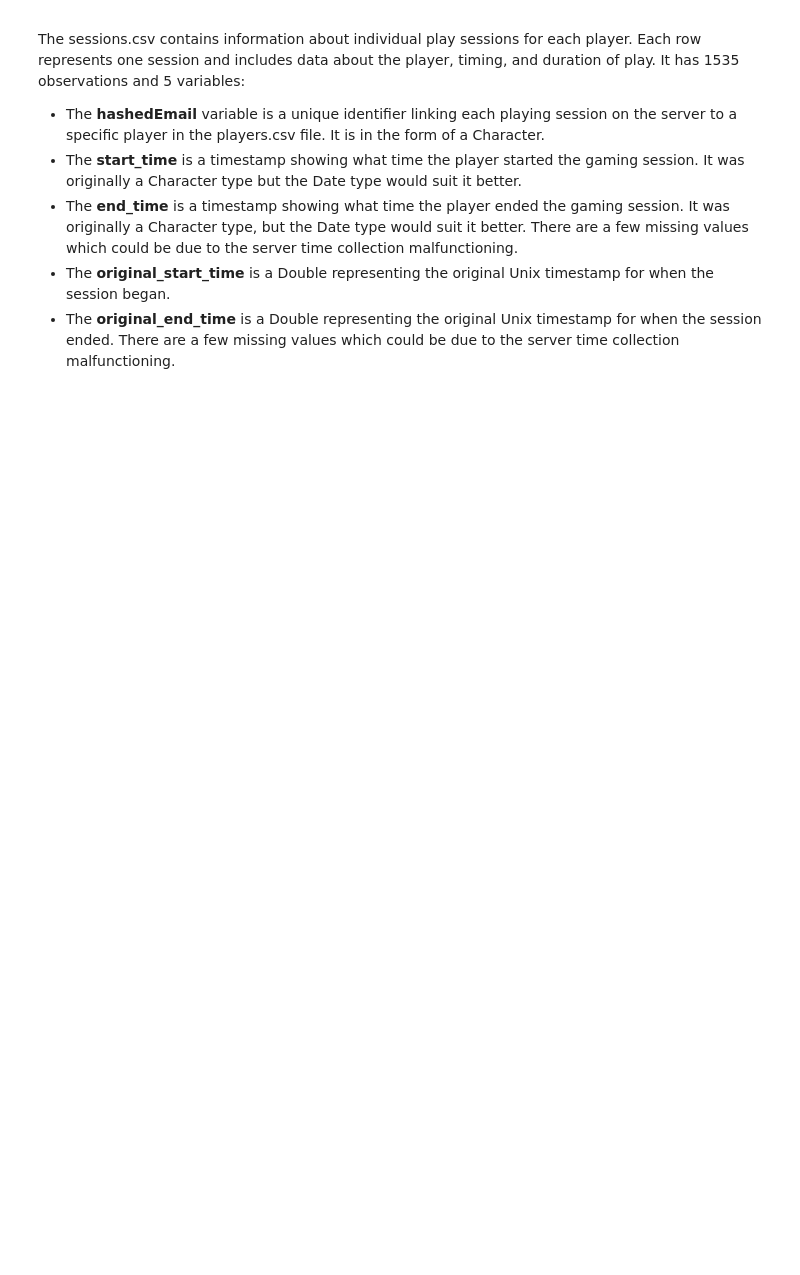
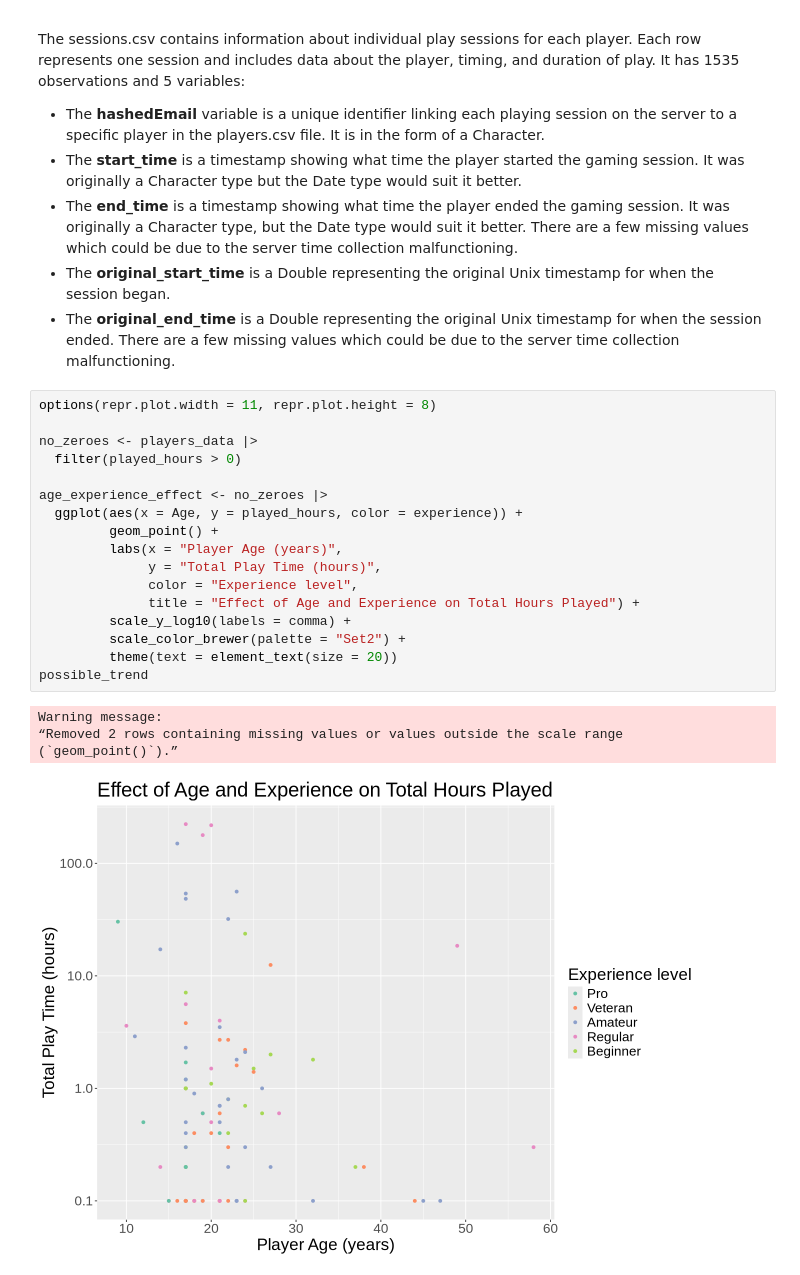
Before and after one commit to elisdale/videogame_ds_project, a Jupyter notebook: videogame_ds_planning.ipynb, the cells around one changed output. Drawn from its saved outputs; the diff is of its cells as text; blank space fills up the shorter version.

Commit message:
Created 3 visualizations
Created visualization for age and experience's effect on total hours played, a distribution of total play time, and subscription rates across experience levels

```diff
--- a/videogame_ds_planning.ipynb
+++ b/videogame_ds_planning.ipynb
@@ -135,3 +119,25 @@ The sessions.csv contains information about individual play sessions for each pl
 - The **end_time** is a timestamp showing what time the player ended the gaming session. It was originally a Character type, but the Date type would suit it better. There are a few missing values which could be due to the server time collection malfunctioning.
 - The **original_start_time** is a Double representing the original Unix timestamp for when the session began.
 - The **original_end_time** is a Double representing the original Unix timestamp for when the session ended. There are a few missing values which could be due to the server time collection malfunctioning.
+# %%
+options(repr.plot.width = 11, repr.plot.height = 8)
+
+no_zeroes <- players_data |>
+  filter(played_hours > 0)
+
+age_experience_effect <- no_zeroes |>
+  ggplot(aes(x = Age, y = played_hours, color = experience)) +
+         geom_point() +
+         labs(x = "Player Age (years)",
+              y = "Total Play Time (hours)",
+              color = "Experience level",
+              title = "Effect of Age and Experience on Total Hours Played") +
+         scale_y_log10(labels = comma) +
+         scale_color_brewer(palette = "Set2") +
+         theme(text = element_text(size = 20))
+possible_trend
+# %% [output]
+Warning message:
+“Removed 2 rows containing missing values or values outside the scale range
+(`geom_point()`).”
+[figure, added]
```
Also changed, not shown: parts of 4 cells of this notebook.
